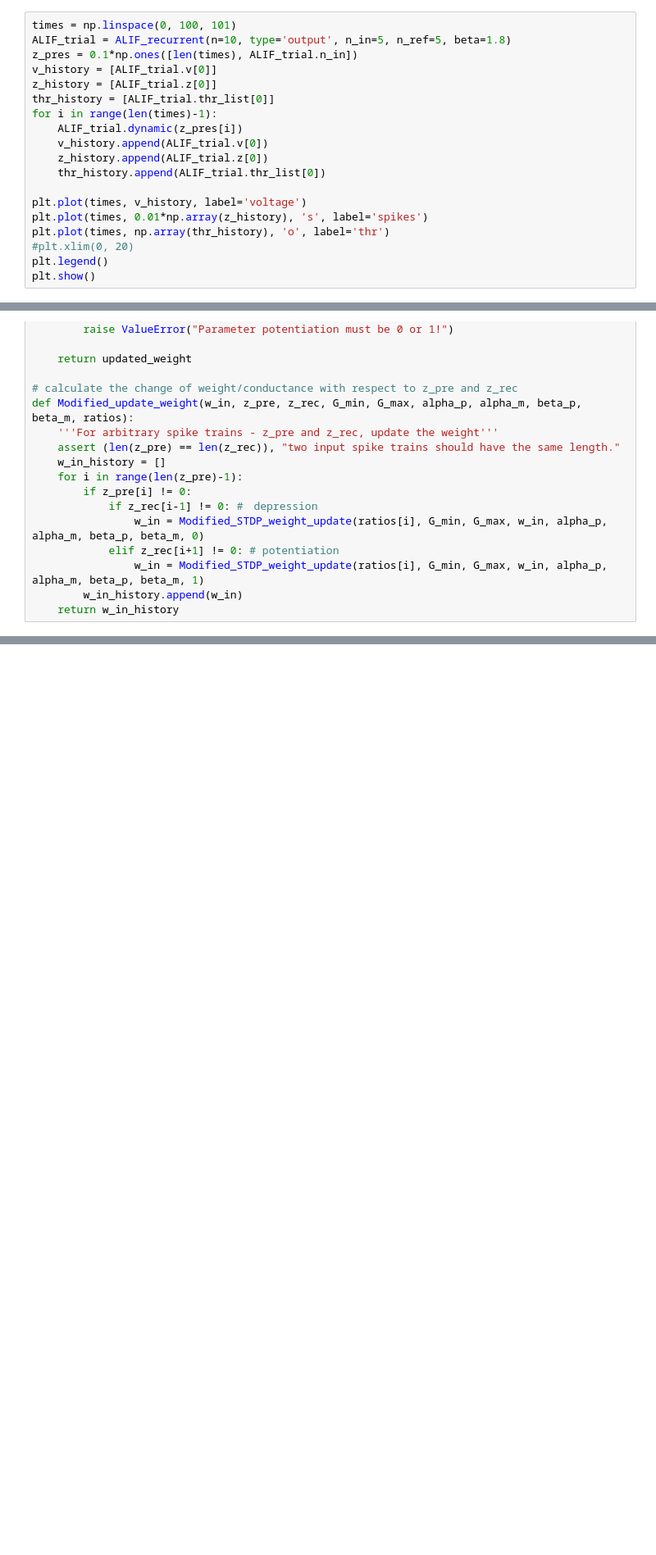
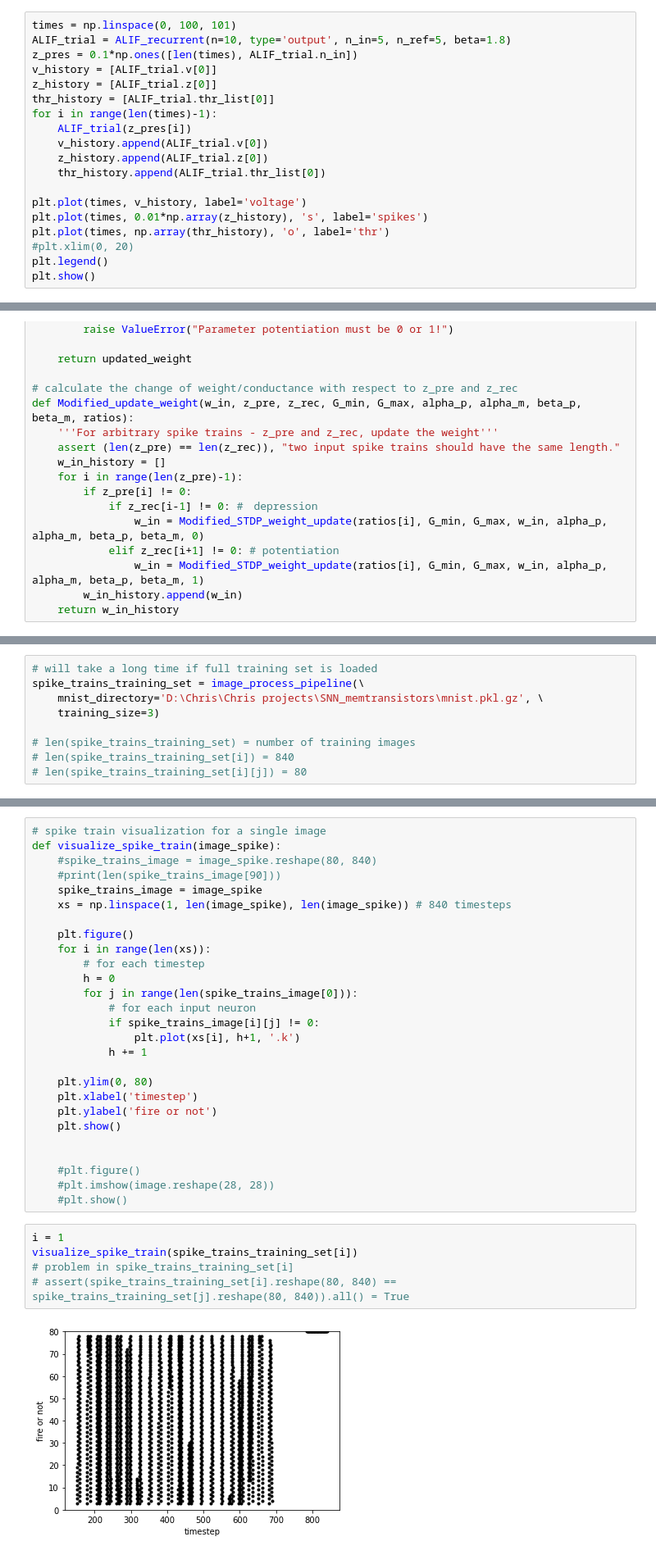
Before and after one commit to ChrizZhuang/Adaptive_SRNN_memtransistor, a Jupyter notebook: SRNN_develop.ipynb, the cells around one changed output, grey strips where cells are left out. Shown: that part at 82% size. Saved outputs shown, nothing was run; the diff lists cells and outputs as text; blank space fills up the shorter version.

Commit message:
finish debugging of spike train generation

```diff
--- a/SRNN_develop.ipynb
+++ b/SRNN_develop.ipynb
@@ -967,7 +929,7 @@ v_history = [ALIF_trial.v[0]]
 z_history = [ALIF_trial.z[0]]
 thr_history = [ALIF_trial.thr_list[0]]
 for i in range(len(times)-1):
-    ALIF_trial.dynamic(z_pres[i])
+    ALIF_trial(z_pres[i])
     v_history.append(ALIF_trial.v[0])
     z_history.append(ALIF_trial.z[0])
     thr_history.append(ALIF_trial.thr_list[0])
@@ -1175,0 +1317,9 @@ class SRNN(tf.keras.Model):
+# %%
+# will take a long time if full training set is loaded
+spike_trains_training_set = image_process_pipeline(\
+    mnist_directory='D:\Chris\Chris projects\SNN_memtransistors\mnist.pkl.gz', \
+    training_size=3)
+
+# len(spike_trains_training_set) = number of training images
+# len(spike_trains_training_set[i]) = 840
+# len(spike_trains_training_set[i][j]) = 80
@@ -1175,0 +1329,34 @@ class SRNN(tf.keras.Model):
+# %%
+# spike train visualization for a single image
+def visualize_spike_train(image_spike):
+    #spike_trains_image = image_spike.reshape(80, 840)
+    #print(len(spike_trains_image[90]))
+    spike_trains_image = image_spike
+    xs = np.linspace(1, len(image_spike), len(image_spike)) # 840 timesteps
+
+    plt.figure()
+    for i in range(len(xs)):
+        # for each timestep
+        h = 0
+        for j in range(len(spike_trains_image[0])):
+            # for each input neuron
+            if spike_trains_image[i][j] != 0:
+                plt.plot(xs[i], h+1, '.k')
+            h += 1
+
+    plt.ylim(0, 80)
+    plt.xlabel('timestep')
+    plt.ylabel('fire or not')
+    plt.show()
+
+
+    #plt.figure()
+    #plt.imshow(image.reshape(28, 28))
+    #plt.show()
+# %%
+i = 1
+visualize_spike_train(spike_trains_training_set[i])
+# problem in spike_trains_training_set[i]
+# assert(spike_trains_training_set[i].reshape(80, 840) == spike_trains_training_set[j].reshape(80, 840)).all() = True
+# %% [output]
+[figure, added]
```
Also changed, not shown: parts of 14 cells of this notebook, 1 other file.
